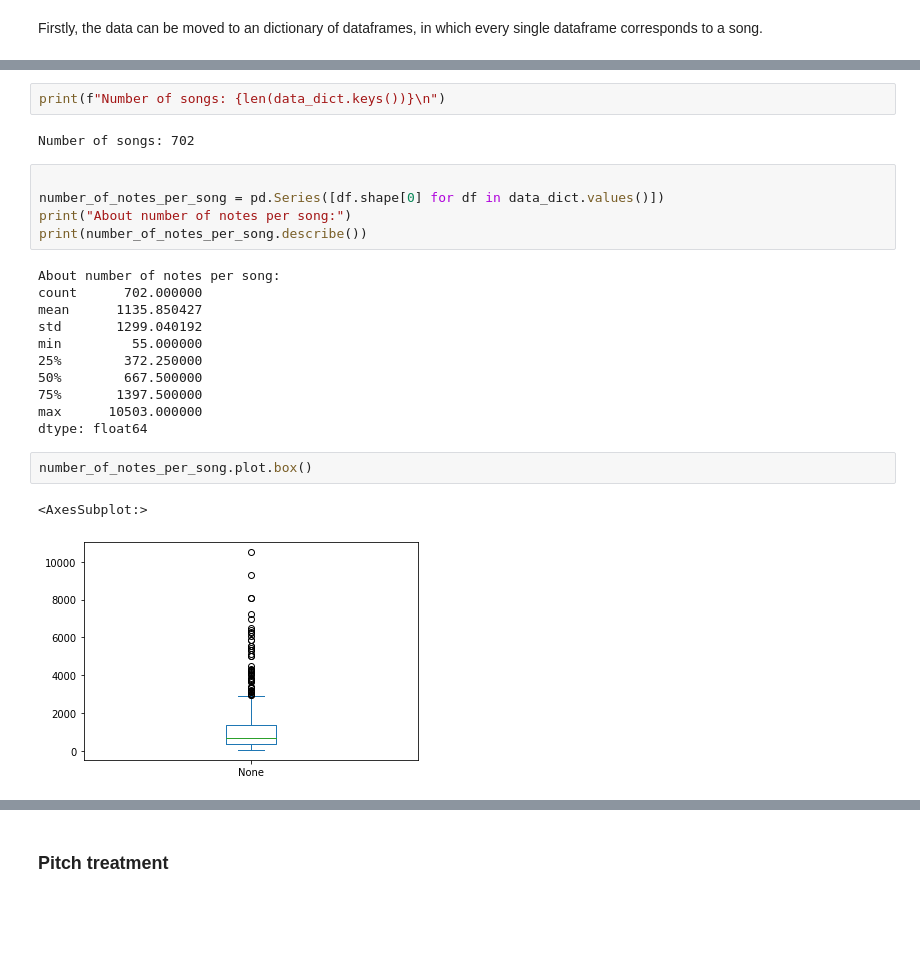
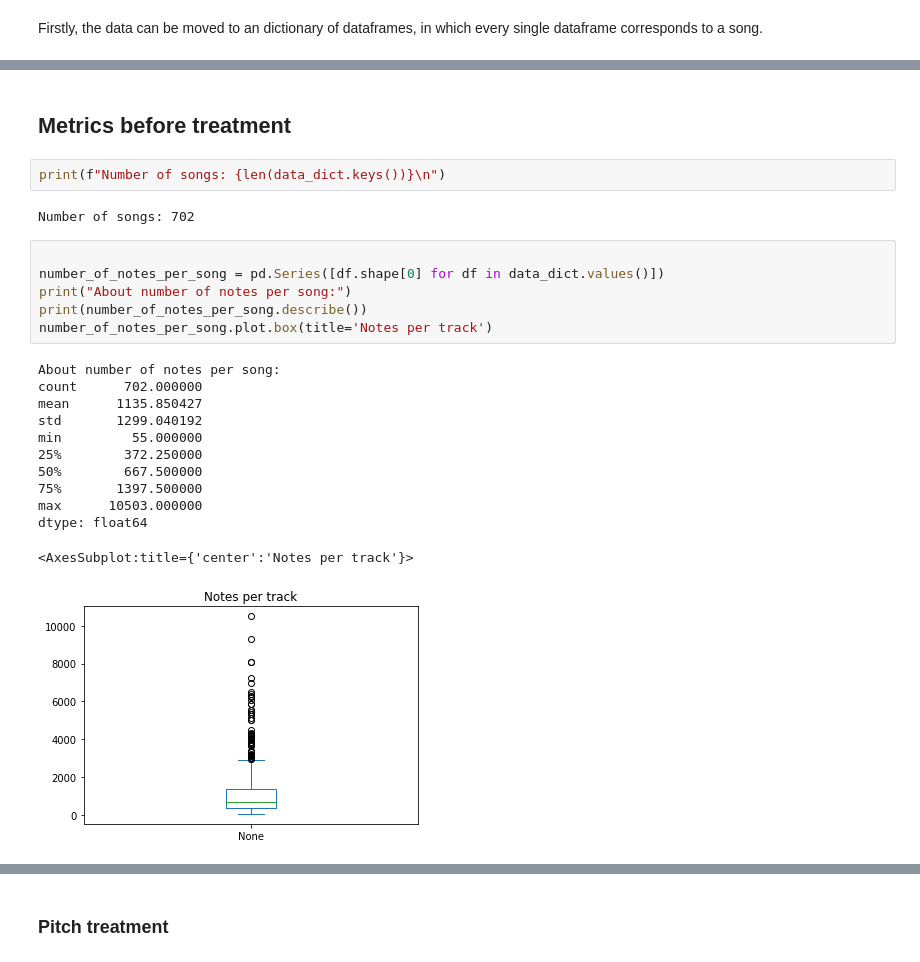
Before and after one commit to andresaar/PUC-Projeto, a Jupyter notebook: source/data_treatment.ipynb, the cells around one changed output, grey strips where cells are left out. Drawn from its saved outputs; the diff is of its cells as text; blank space fills up the shorter version.

```diff
--- a/source/data_treatment.ipynb
+++ b/source/data_treatment.ipynb
@@ -71,3 +103,5 @@ Some metrics:
+# %% [markdown]
+## Metrics before treatment
 # %%
 print(f"Number of songs: {len(data_dict.keys())}\n")
 # %% [output]
@@ -75,24 +109,22 @@ Number of songs: 702
 # %%
 
 number_of_notes_per_song = pd.Series([df.shape[0] for df in data_dict.values()])
 print("About number of notes per song:")
 print(number_of_notes_per_song.describe())
+number_of_notes_per_song.plot.box(title='Notes per track')
 # %% [output]
 About number of notes per song:
 count      702.000000
 mean      1135.850427
 std       1299.040192
 min         55.000000
 25%        372.250000
 50%        667.500000
 75%       1397.500000
 max      10503.000000
 dtype: float64
+<AxesSubplot:title={'center':'Notes per track'}>
+[figure, added]
-# %%
-number_of_notes_per_song.plot.box()
-# %% [output]
-<AxesSubplot:>
-[figure, removed]
 # %%
 
 note_duration = pd.Series(dtype="float64")
```
Also changed, not shown: parts of 25 cells of this notebook, 1 other file.
